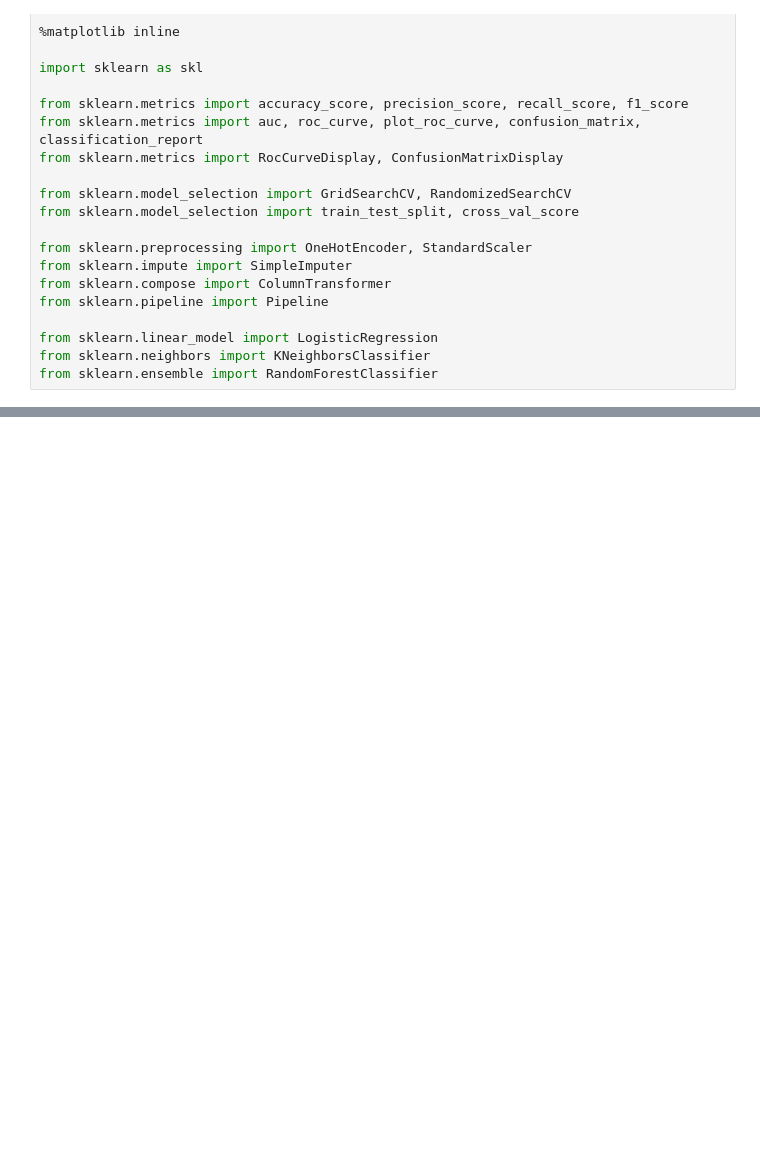
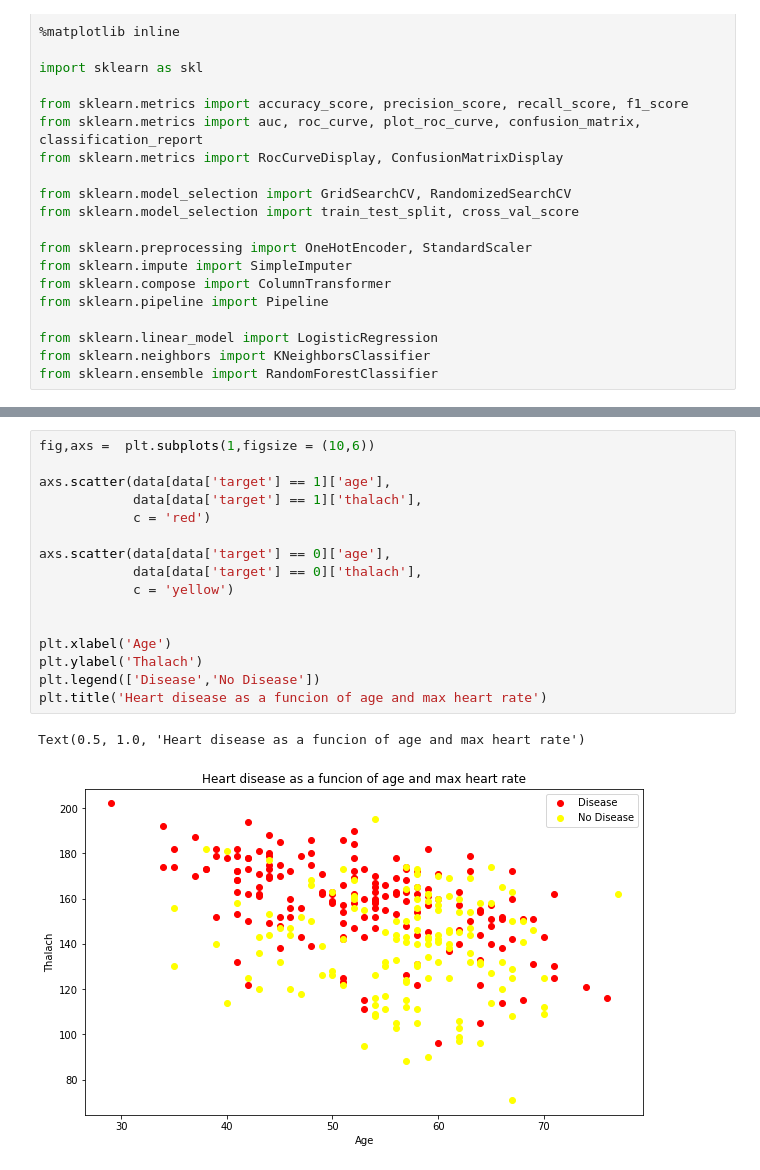
Before and after one commit to eMIKARp/Supervised_Learning_Classification_Problem, a Jupyter notebook: Supervised_Learning_Classification_Project.ipynb, the cells around one changed output, grey strips where cells are left out. Drawn from its saved outputs; the diff is of its cells as text; blank space fills up the shorter version.

```diff
--- a/Supervised_Learning_Classification_Project.ipynb
+++ b/Supervised_Learning_Classification_Project.ipynb
@@ -41,0 +138,19 @@ heart-disease.csv   100%[===================>]  11.06K  --.-KB/s    in 0s
+# %%
+fig,axs =  plt.subplots(1,figsize = (10,6))
+
+axs.scatter(data[data['target'] == 1]['age'],
+            data[data['target'] == 1]['thalach'],
+            c = 'red')
+
+axs.scatter(data[data['target'] == 0]['age'],
+            data[data['target'] == 0]['thalach'],
+            c = 'yellow')
+
+
+plt.xlabel('Age')
+plt.ylabel('Thalach')
+plt.legend(['Disease','No Disease'])
+plt.title('Heart disease as a funcion of age and max heart rate')
+# %% [output]
+Text(0.5, 1.0, 'Heart disease as a funcion of age and max heart rate')
+[figure, added]
```
Also changed, not shown: parts of 15 cells of this notebook.
